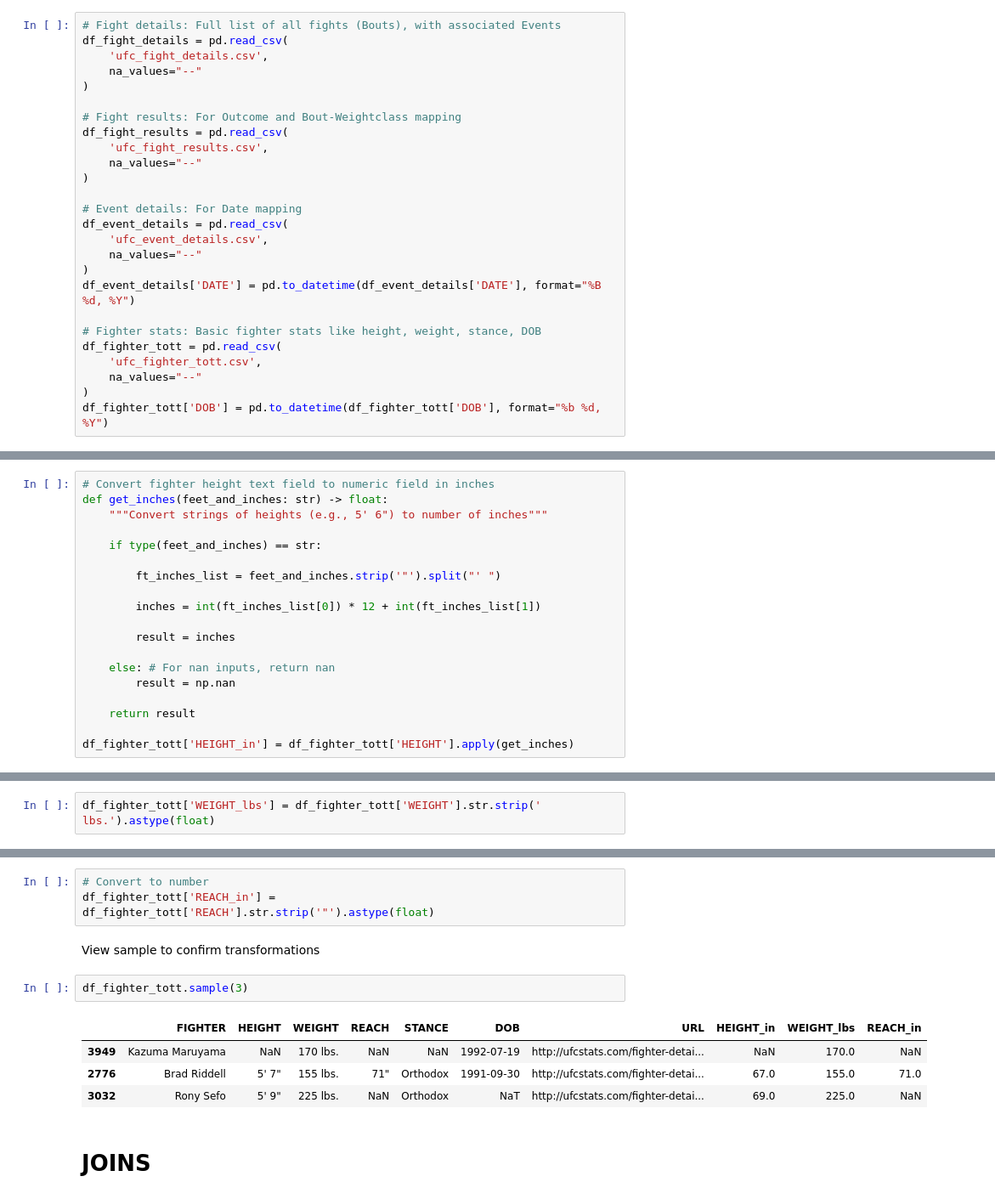
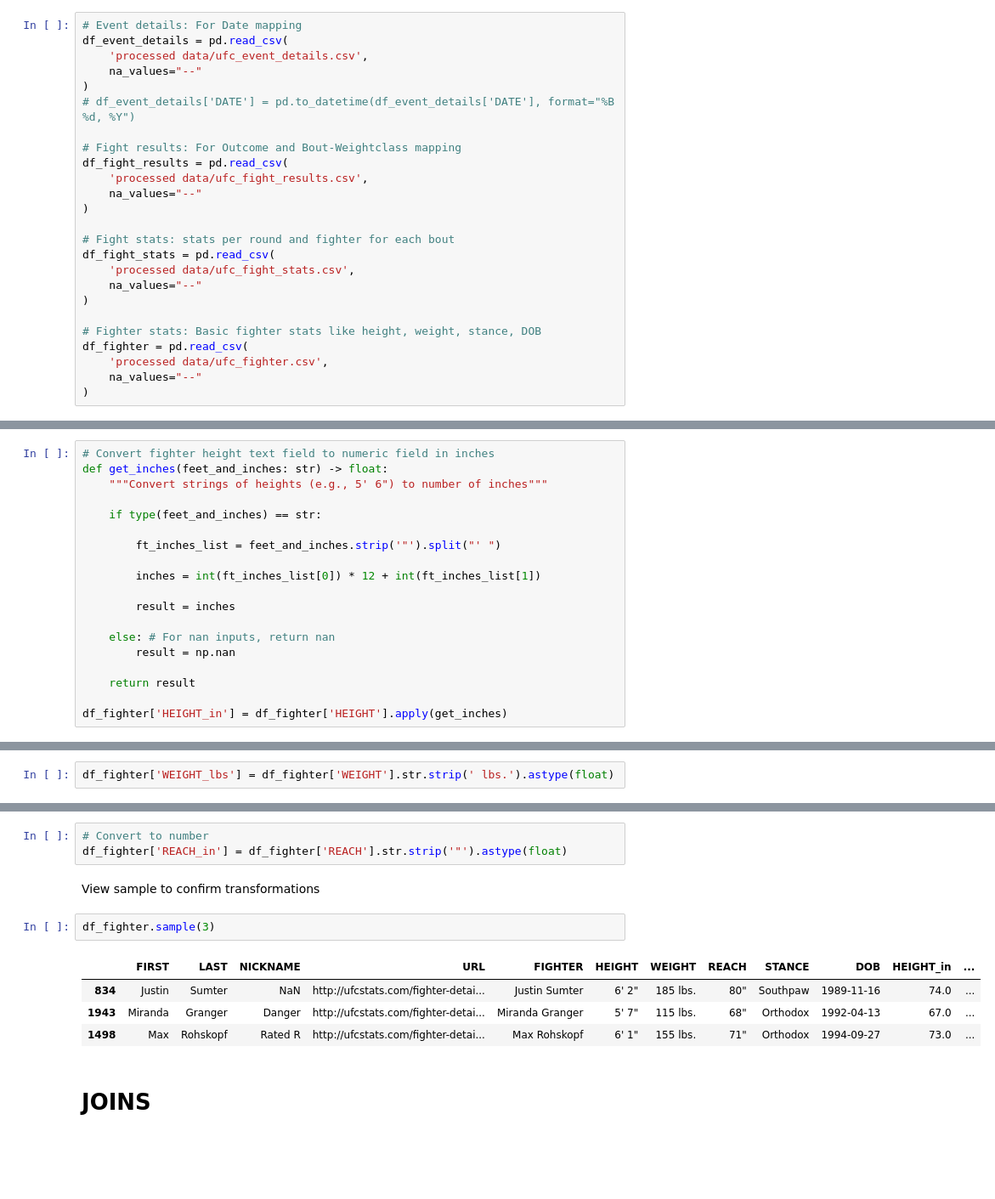
Before and after one commit to jawneller/ufc_analysis, a Jupyter notebook: clean_feature_engineer.ipynb, the cells around one changed output, grey strips where cells are left out. Shown: that part at 85% size. Drawn from its saved outputs; the diff is of its cells as text; blank space fills up the shorter version.

Commit message:
update feature engineering to data model

```diff
--- a/clean_feature_engineer.ipynb
+++ b/clean_feature_engineer.ipynb
@@ -18,31 +17,30 @@ The five datasets downloaded include:
 * ufc_fighter_details.csv
 * ufc_fighter_tott.csv
 # %%
-# Fight details: Full list of all fights (Bouts), with associated Events
-df_fight_details = pd.read_csv(
-    'ufc_fight_details.csv',
+# Event details: For Date mapping
+df_event_details = pd.read_csv(
+    'processed data/ufc_event_details.csv',
+    na_values="--"
+)
+# df_event_details['DATE'] = pd.to_datetime(df_event_details['DATE'], format="%B %d, %Y")
+
+# Fight results: For Outcome and Bout-Weightclass mapping
+df_fight_results = pd.read_csv(
+    'processed data/ufc_fight_results.csv',
     na_values="--"
 )
 
-# Fight results: For Outcome and Bout-Weightclass mapping
-df_fight_results = pd.read_csv(
-    'ufc_fight_results.csv',
+# Fight stats: stats per round and fighter for each bout
+df_fight_stats = pd.read_csv(
+    'processed data/ufc_fight_stats.csv',
     na_values="--"
 )
 
-# Event details: For Date mapping
-df_event_details = pd.read_csv(
-    'ufc_event_details.csv',
+# Fighter stats: Basic fighter stats like height, weight, stance, DOB
+df_fighter = pd.read_csv(
+    'processed data/ufc_fighter.csv',
     na_values="--"
 )
-df_event_details['DATE'] = pd.to_datetime(df_event_details['DATE'], format="%B %d, %Y")
-
-# Fighter stats: Basic fighter stats like height, weight, stance, DOB
-df_fighter_tott = pd.read_csv(
-    'ufc_fighter_tott.csv',
-    na_values="--"
-)
-df_fighter_tott['DOB'] = pd.to_datetime(df_fighter_tott['DOB'], format="%b %d, %Y")
 # %% [markdown]
 # Clean
 # %% [markdown]
@@ -134,7 +117,7 @@ def get_inches(feet_and_inches: str) -> float:
 
     return result
 
-df_fighter_tott['HEIGHT_in'] = df_fighter_tott['HEIGHT'].apply(get_inches)
+df_fighter['HEIGHT_in'] = df_fighter['HEIGHT'].apply(get_inches)
 # %% [markdown]
 ### Convert fighter weights
 Convert weight string to float, noting that all weights are expressed as "{weight} lbs."
@@ -147,6 +130,6 @@ True    4164
 Name: count, dtype: int64
 # %%
-df_fighter_tott['WEIGHT_lbs'] = df_fighter_tott['WEIGHT'].str.strip(' lbs.').astype(float)
+df_fighter['WEIGHT_lbs'] = df_fighter['WEIGHT'].str.strip(' lbs.').astype(float)
 # %% [markdown]
 ### Convert fighter reach
 Simpler than height, as the format is just a two-digit number with the inches symbol (") at the end.
@@ -159,15 +142,15 @@ True    1840
 Name: count, dtype: int64
 # %%
 # Convert to number
-df_fighter_tott['REACH_in'] = df_fighter_tott['REACH'].str.strip('"').astype(float)
+df_fighter['REACH_in'] = df_fighter['REACH'].str.strip('"').astype(float)
 # %% [markdown]
 View sample to confirm transformations
 # %%
-df_fighter_tott.sample(3)
+df_fighter.sample(3)
 # %% [output]
-|  | FIGHTER | HEIGHT | WEIGHT | REACH | STANCE | DOB | URL | HEIGHT_in | WEIGHT_lbs | REACH_in |
-| 3949 | Kazuma Maruyama | NaN | 170 lbs. | NaN | NaN | 1992-07-19 | http://ufcstats.com/fighter-detai... | NaN | 170.0 | NaN |
-| 2776 | Brad Riddell | 5' 7" | 155 lbs. | 71" | Orthodox | 1991-09-30 | http://ufcstats.com/fighter-detai... | 67.0 | 155.0 | 71.0 |
-| 3032 | Rony Sefo | 5' 9" | 225 lbs. | NaN | Orthodox | NaT | http://ufcstats.com/fighter-detai... | 69.0 | 225.0 | NaN |
+|  | FIRST | LAST | NICKNAME | URL | FIGHTER | HEIGHT | WEIGHT | REACH | STANCE | DOB | HEIGHT_in | ... |
+| 834 | Justin | Sumter | NaN | http://ufcstats.com/fighter-detai... | Justin Sumter | 6' 2" | 185 lbs. | 80" | Southpaw | 1989-11-16 | 74.0 | ... |
+| 1943 | Miranda | Granger | Danger | http://ufcstats.com/fighter-detai... | Miranda Granger | 5' 7" | 115 lbs. | 68" | Orthodox | 1992-04-13 | 67.0 | ... |
+| 1498 | Max | Rohskopf | Rated R | http://ufcstats.com/fighter-detai... | Max Rohskopf | 6' 1" | 155 lbs. | 71" | Orthodox | 1994-09-27 | 73.0 | ... |
 # %% [markdown]
 # JOINS
```
Also changed, not shown: parts of 16 cells of this notebook, 7 other files.
